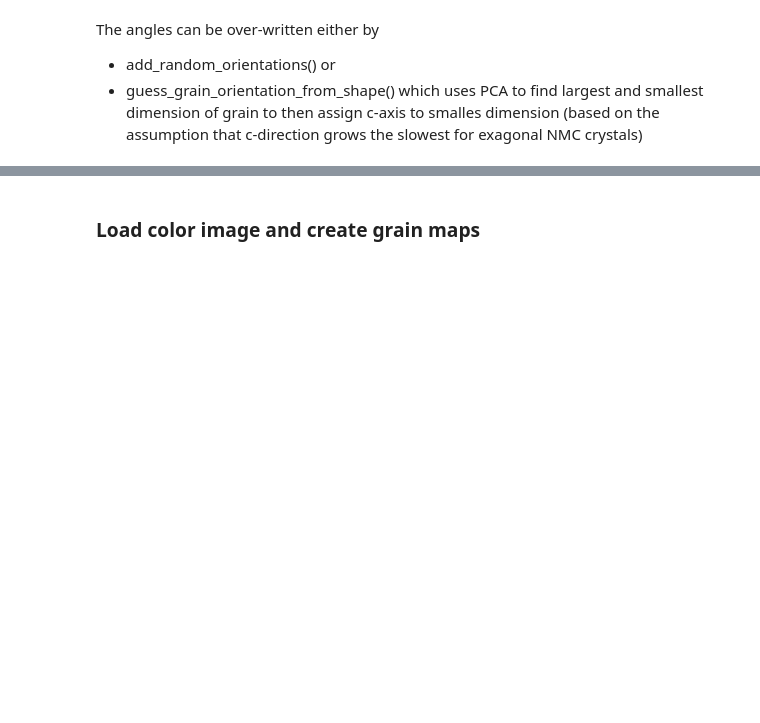
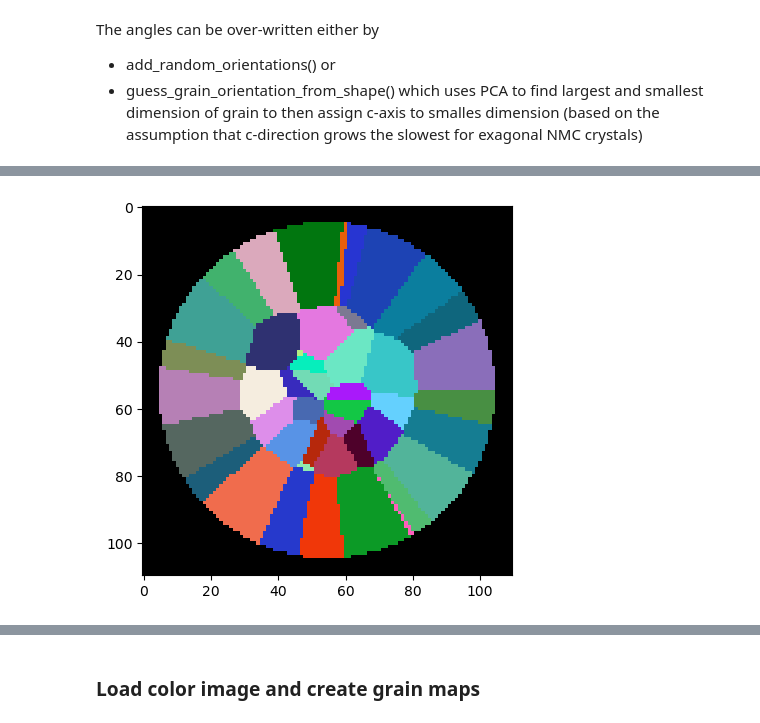
Before and after one commit to daubners/meatballs, a Jupyter notebook: 00-generation-of-NMC-agglomerate.ipynb, the cells around one changed output, grey strips where cells are left out. Saved outputs shown, nothing was run; the diff lists cells and outputs as text; code cells hidden in the pictures; blank space fills up the shorter version.

```diff
--- a/00-generation-of-NMC-agglomerate.ipynb
+++ b/00-generation-of-NMC-agglomerate.ipynb
@@ -140,0 +106,5 @@ im = plt.imshow(colormap[55,:,:])
+# %%
+plt.figure()
+im = plt.imshow(colormap[:,55,:])
+# %% [output]
+[figure, added]
```
Also changed, not shown: parts of 25 cells of this notebook, 5 other files.
